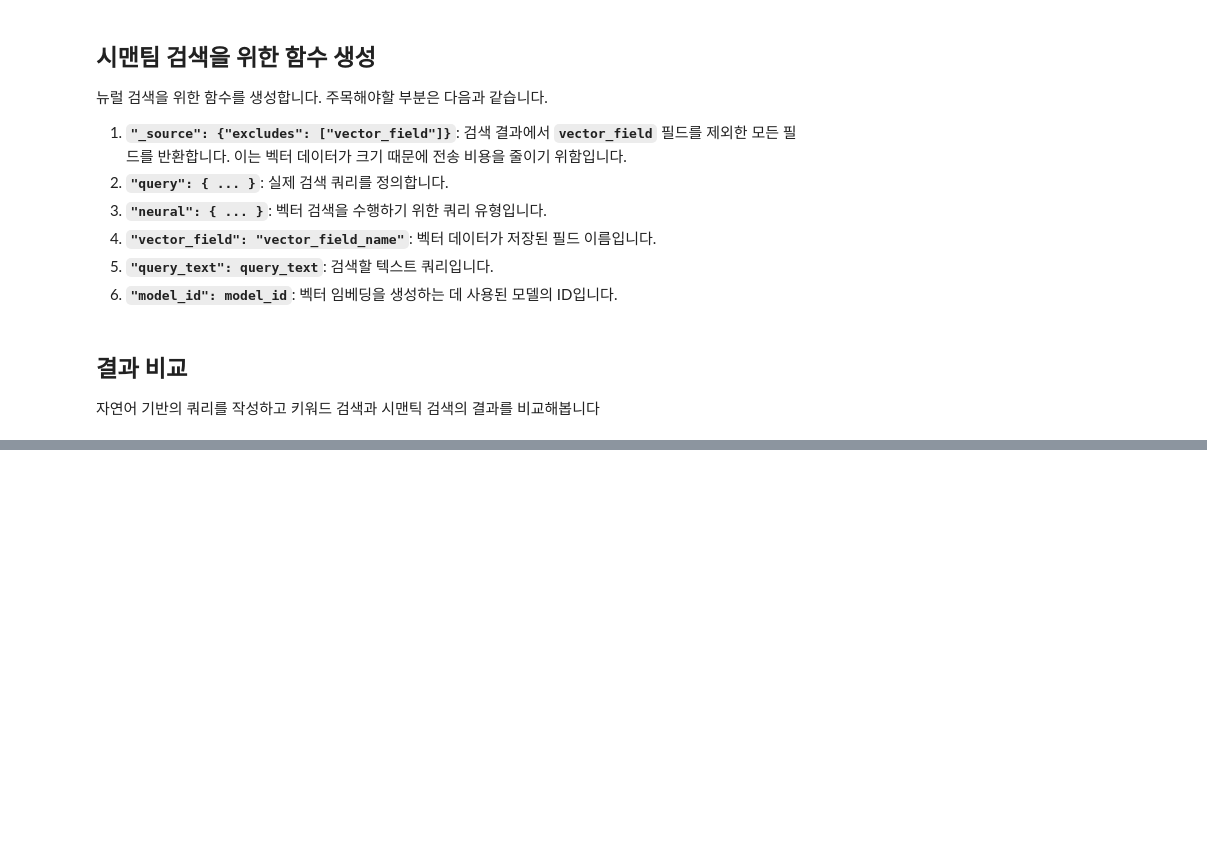
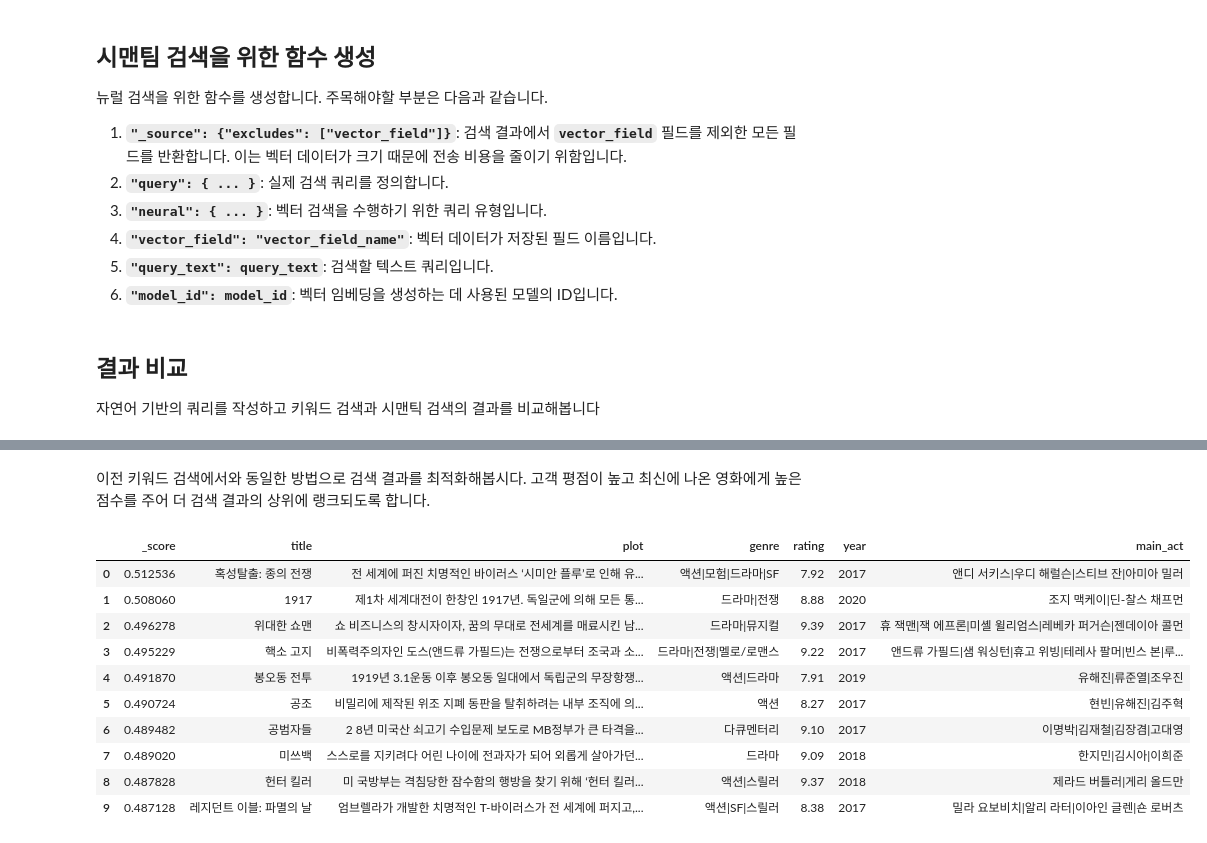
Before and after one commit to atheanchu/opensearch-with-bedrock-workshop-kr, a Jupyter notebook: 03.semantic_search.ipynb, the cells around one changed output, grey strips where cells are left out. Saved outputs shown, nothing was run; the diff lists cells and outputs as text; code cells hidden in the pictures; blank space fills up the shorter version.

```diff
--- a/03.semantic_search.ipynb
+++ b/03.semantic_search.ipynb
@@ -343,0 +433,2 @@ semantic_search(query_text)
+# %% [markdown]
+이전 키워드 검색에서와 동일한 방법으로 검색 결과를 최적화해봅시다. 고객 평점이 높고 최신에 나온 영화에게 높은 점수를 주어 더 검색 결과의 상위에 랭크되도록 합니다.
@@ -344,3 +490,17 @@ semantic_search(query_text)
+# %%
+semantic_search_enhanced(query_text)
+# %% [output]
+|  | _score | title | plot | genre | rating | year | main_act |
+| 0 | 0.512536 | 혹성탈출: 종의 전쟁 | 전 세계에 퍼진 치명적인 바이러스 ‘시미안 플루’로 인해 유... | 액션|모험|드라마|SF | 7.92 | 2017 | 앤디 서키스|우디 해럴슨|스티브 잔|아미아 밀러 |
+| 1 | 0.508060 | 1917 | 제1차 세계대전이 한창인 1917년. 독일군에 의해 모든 통... | 드라마|전쟁 | 8.88 | 2020 | 조지 맥케이|딘-찰스 채프먼 |
+| 2 | 0.496278 | 위대한 쇼맨 | 쇼 비즈니스의 창시자이자, 꿈의 무대로 전세계를 매료시킨 남... | 드라마|뮤지컬 | 9.39 | 2017 | 휴 잭맨|잭 에프론|미셸 윌리엄스|레베카 퍼거슨|젠데이아 콜먼 |
+| 3 | 0.495229 | 핵소 고지 | 비폭력주의자인 도스(앤드류 가필드)는 전쟁으로부터 조국과 소... | 드라마|전쟁|멜로/로맨스 | 9.22 | 2017 | 앤드류 가필드|샘 워싱턴|휴고 위빙|테레사 팔머|빈스 본|루... |
+| 4 | 0.491870 | 봉오동 전투 | 1919년 3.1운동 이후 봉오동 일대에서 독립군의 무장항쟁... | 액션|드라마 | 7.91 | 2019 | 유해진|류준열|조우진 |
+| 5 | 0.490724 | 공조 | 비밀리에 제작된 위조 지폐 동판을 탈취하려는 내부 조직에 의... | 액션 | 8.27 | 2017 | 현빈|유해진|김주혁 |
+| 6 | 0.489482 | 공범자들 | 2 8년 미국산 쇠고기 수입문제 보도로 MB정부가 큰 타격을... | 다큐멘터리 | 9.10 | 2017 | 이명박|김재철|김장겸|고대영 |
+| 7 | 0.489020 | 미쓰백 | 스스로를 지키려다 어린 나이에 전과자가 되어 외롭게 살아가던... | 드라마 | 9.09 | 2018 | 한지민|김시아|이희준 |
+| 8 | 0.487828 | 헌터 킬러 | 미 국방부는 격침당한 잠수함의 행방을 찾기 위해 ‘헌터 킬러... | 액션|스릴러 | 9.37 | 2018 | 제라드 버틀러|게리 올드만 |
+| 9 | 0.487128 | 레지던트 이블: 파멸의 날 | 엄브렐라가 개발한 치명적인 T-바이러스가 전 세계에 퍼지고,... | 액션|SF|스릴러 | 8.38 | 2017 | 밀라 요보비치|알리 라터|이아인 글렌|숀 로버츠 |
 # %%
 %store model_id
 %store index_name
```
Also changed, not shown: parts of 13 cells of this notebook, 2 other files.
